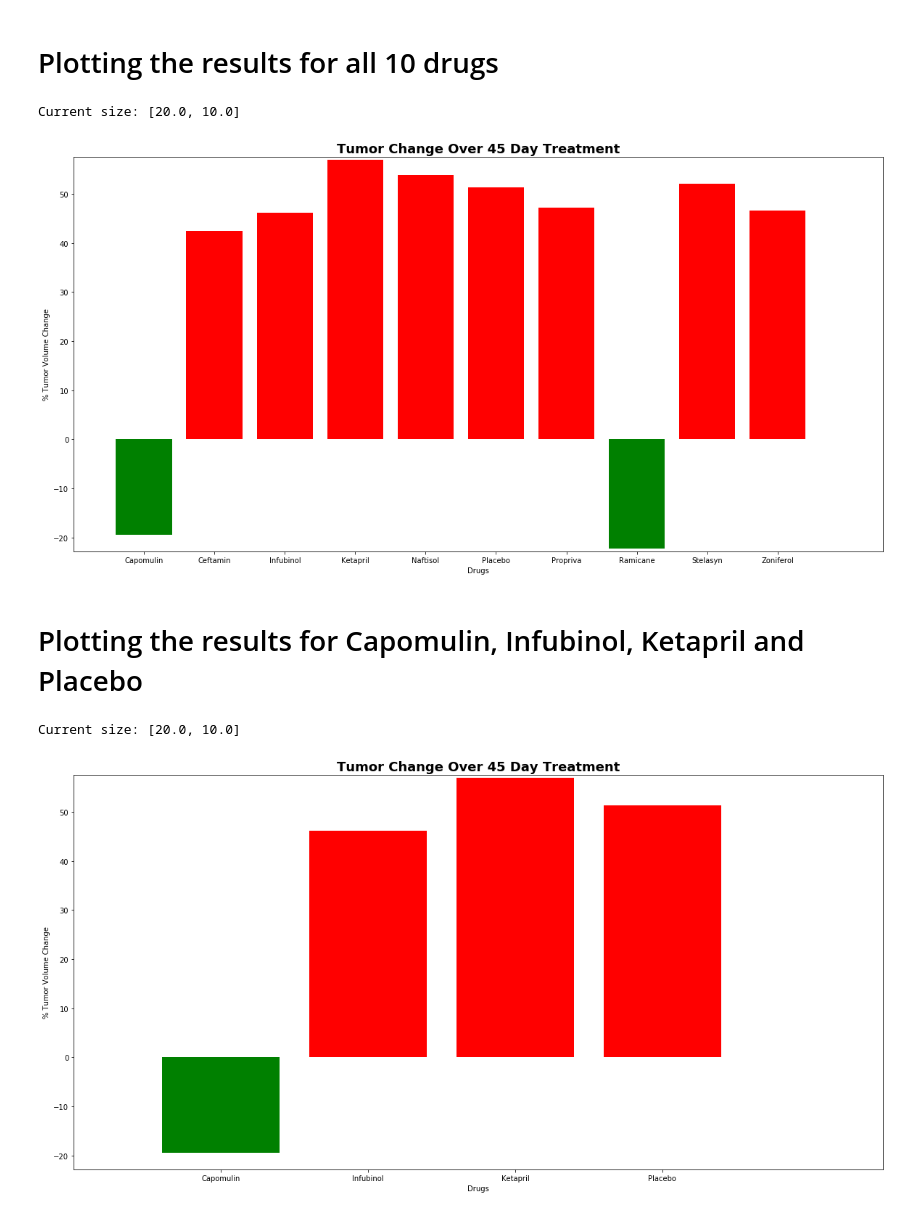
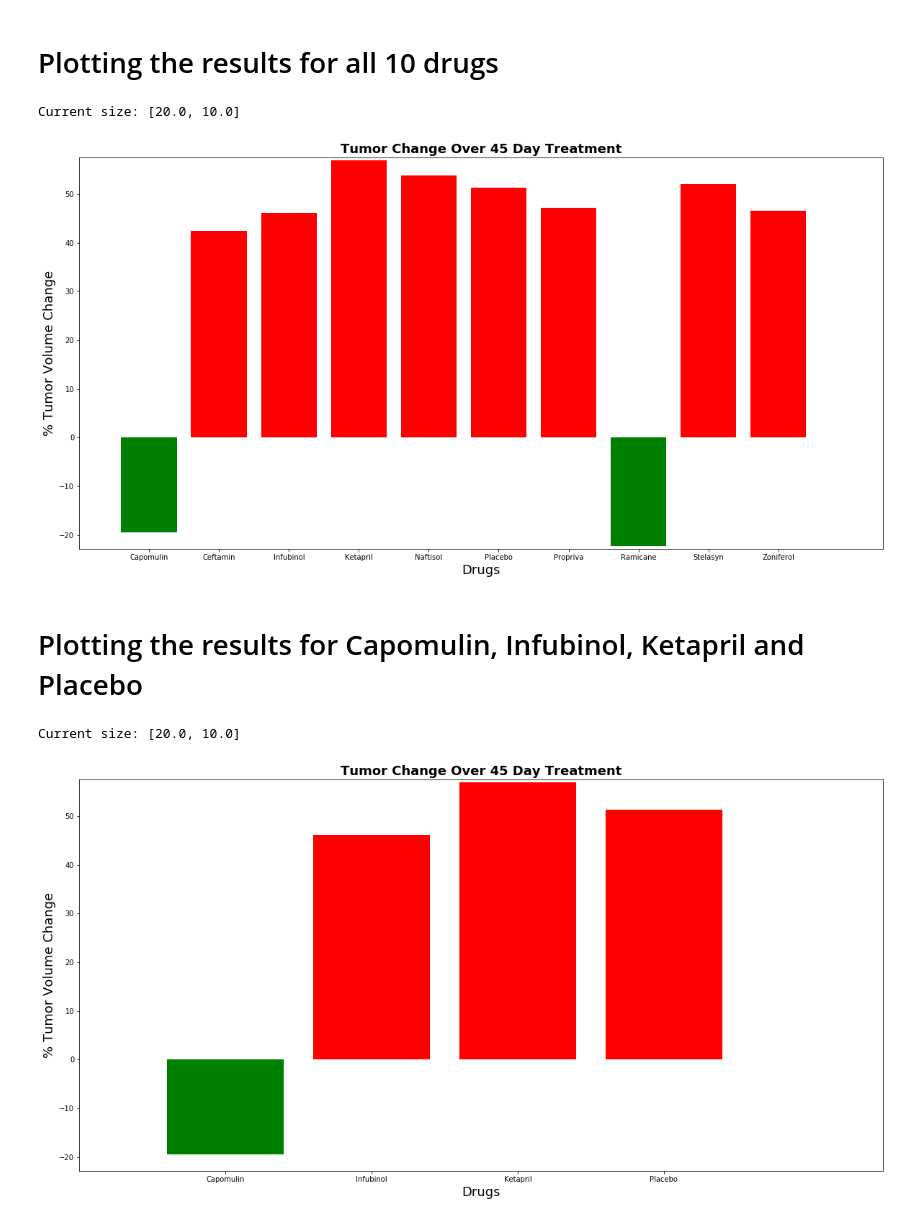
Before and after one commit to kavehamini/matplotlib-challenge, a Jupyter notebook: Pymaceuticals/pymaceuticals_Kaveh.ipynb, the cells around one changed output. Cells and saved outputs as stored; diff of their text form; code cells hidden in the pictures.

```diff
--- a/Pymaceuticals/pymaceuticals_Kaveh.ipynb
+++ b/Pymaceuticals/pymaceuticals_Kaveh.ipynb
@@ -557,27 +568,27 @@ array([0, 1, 2, 3, 4, 5, 6, 7, 8, 9])
 # %%
 plt.bar(x_axis, percetchanges, color = colors, align="center")
 tick_locations = [a for a in x_axis]
 plt.xticks(tick_locations, Drugs)
 plt.xlim(-1, len(x_axis)+0.5)
 plt.ylim(min(percetchanges)-0.5, max(percetchanges)+0.5)
 plt.title("Tumor Change Over 45 Day Treatment", fontdict = {'fontsize': 18, 'fontweight': 'bold'})
-plt.xlabel("Drugs")
-plt.ylabel("% Tumor Volume Change")
+plt.xlabel("Drugs", fontdict = {'fontsize': 18})
+plt.ylabel("% Tumor Volume Change", fontdict = {'fontsize': 18})
 plt.savefig("TumorChangeOver45DayTreatment.png")
 # Get current size
 fig_size = plt.rcParams["figure.figsize"]
 
 # Prints: [8.0, 6.0]
 print ("Current size:", fig_size)
 
 # Set figure width to 12 and height to 9
 fig_size[0] = 20
 fig_size[1] = 10
 plt.rcParams["figure.figsize"] = fig_size
 plt.savefig('barplot.png')
 # %% [output]
 Current size: [20.0, 10.0]
-[figure, old version]
+[figure, new version]
 # %% [markdown]
 # Plotting the results for Capomulin, Infubinol, Ketapril and Placebo
 # %%
@@ -592,8 +603,8 @@ plt.xticks(tick_locations, newdrugs)
 plt.xlim(-1, len(x_axis)+0.5)
 plt.ylim(min(percetchanges)-0.5, max(percetchanges)+0.5)
 plt.title("Tumor Change Over 45 Day Treatment", fontdict = {'fontsize': 18, 'fontweight': 'bold'})
-plt.xlabel("Drugs")
-plt.ylabel("% Tumor Volume Change")
+plt.xlabel("Drugs", fontdict = {'fontsize': 18})
+plt.ylabel("% Tumor Volume Change", fontdict = {'fontsize': 18})
 plt.savefig("TumorChangeOver45DayTreatment.png")
 # Get current size
 fig_size = plt.rcParams["figure.figsize"]
@@ -608,4 +619,4 @@ plt.rcParams["figure.figsize"] = fig_size
 plt.savefig('barplot.png')
 # %% [output]
 Current size: [20.0, 10.0]
-[figure, old version]
+[figure, new version]
```
Also changed, not shown: parts of 6 cells of this notebook.
